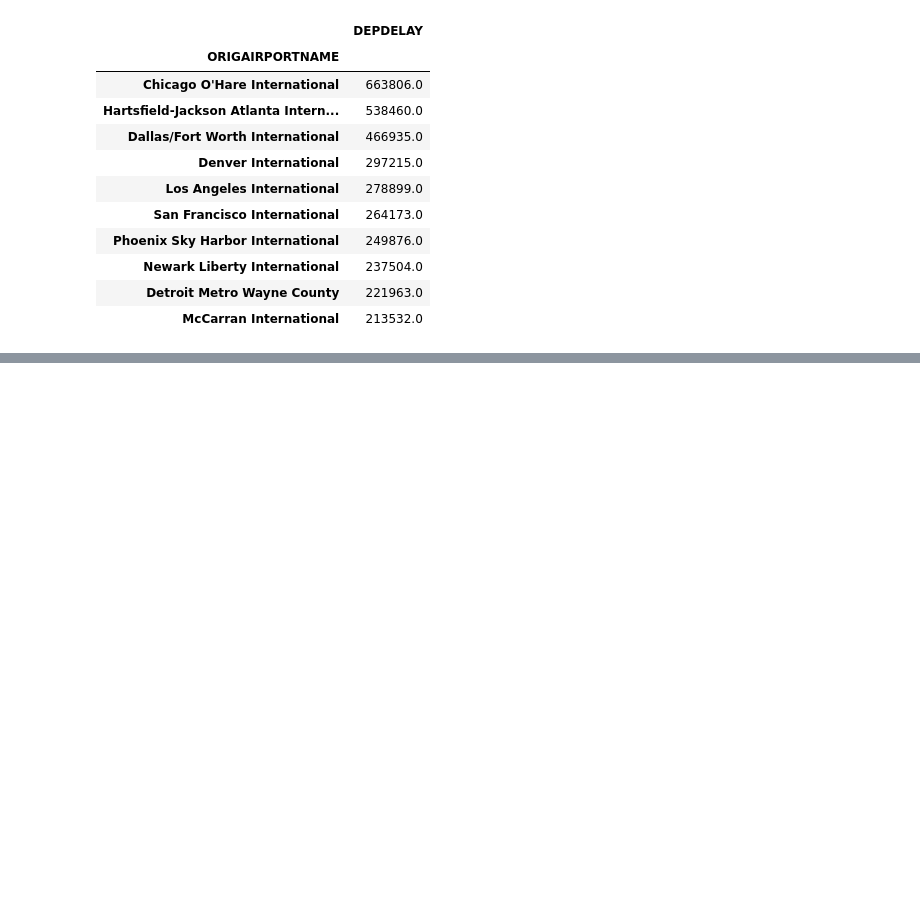
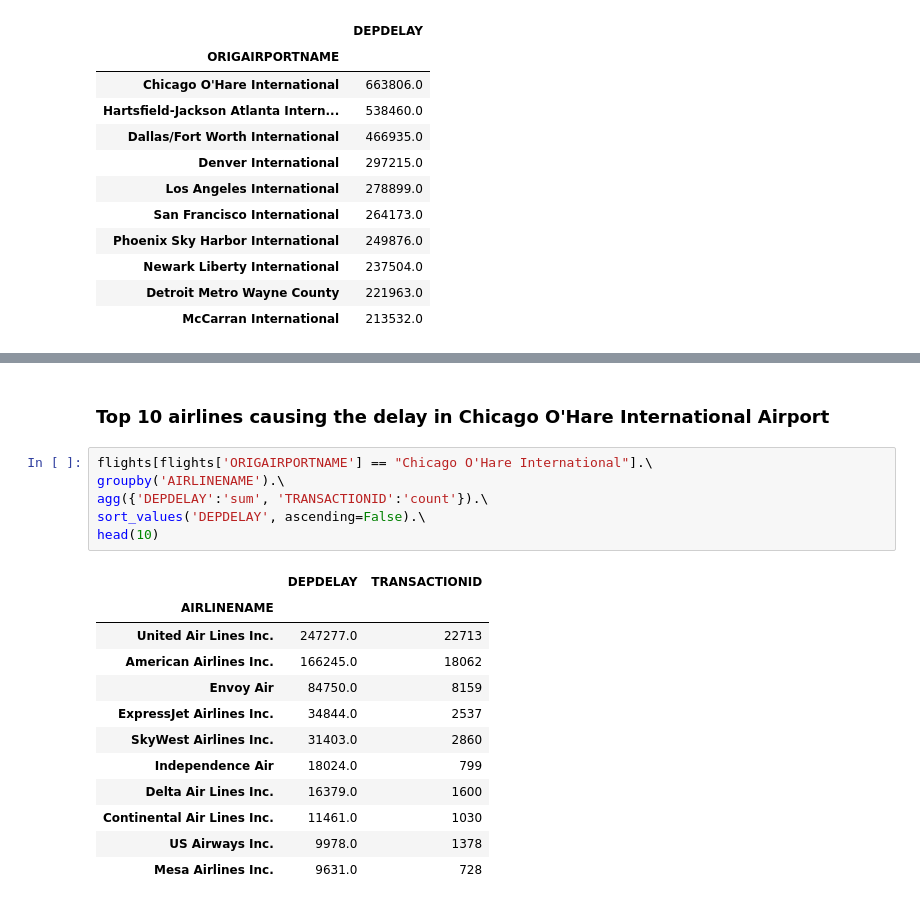
Before and after one commit to rvijay17/usflights, a Jupyter notebook: 03 Data Analysis.ipynb, the cells around one changed output, grey strips where cells are left out. Cells and saved outputs as stored; diff of their text form; blank space fills up the shorter version.

```diff
--- a/03 Data Analysis.ipynb
+++ b/03 Data Analysis.ipynb
@@ -97,0 +111,21 @@ flights.groupby('ORIGAIRPORTNAME').agg({'DEPDELAY':'sum'}).sort_values('DEPDELAY
+# %% [markdown]
+### Top 10 airlines causing the delay in Chicago O'Hare International Airport
+# %%
+flights[flights['ORIGAIRPORTNAME'] == "Chicago O'Hare International"].\
+groupby('AIRLINENAME').\
+agg({'DEPDELAY':'sum', 'TRANSACTIONID':'count'}).\
+sort_values('DEPDELAY', ascending=False).\
+head(10)
+# %% [output]
+|  | DEPDELAY | TRANSACTIONID |
+| AIRLINENAME |  |  |
+| United Air Lines Inc. | 247277.0 | 22713 |
+| American Airlines Inc. | 166245.0 | 18062 |
+| Envoy Air | 84750.0 | 8159 |
+| ExpressJet Airlines Inc. | 34844.0 | 2537 |
+| SkyWest Airlines Inc. | 31403.0 | 2860 |
+| Independence Air | 18024.0 | 799 |
+| Delta Air Lines Inc. | 16379.0 | 1600 |
+| Continental Air Lines Inc. | 11461.0 | 1030 |
+| US Airways Inc. | 9978.0 | 1378 |
+| Mesa Airlines Inc. | 9631.0 | 728 |
```
Also changed, not shown: parts of 8 cells of this notebook, 3 other files.
